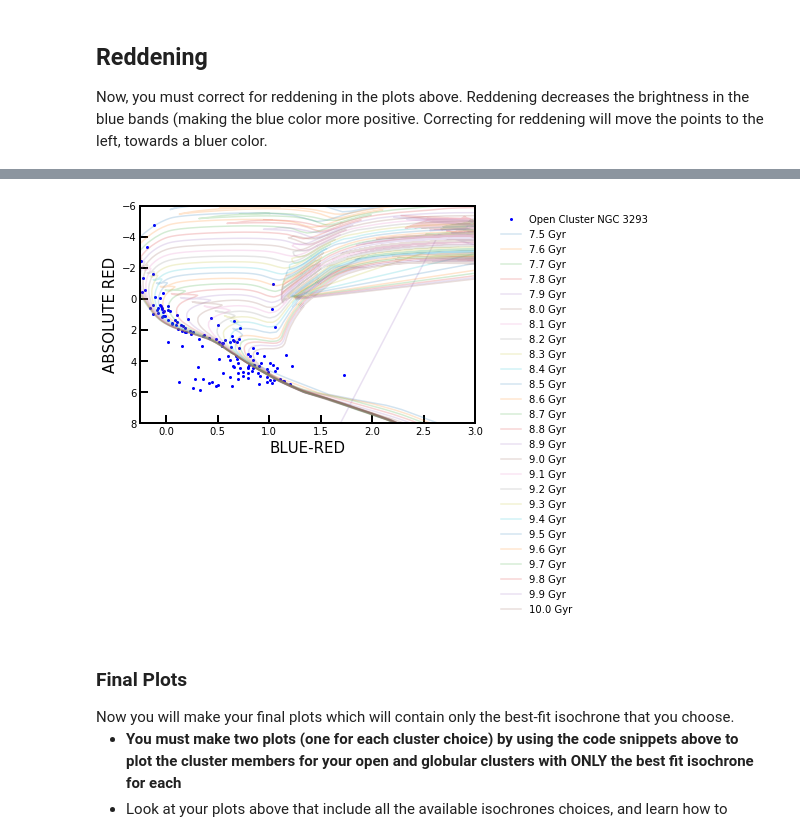
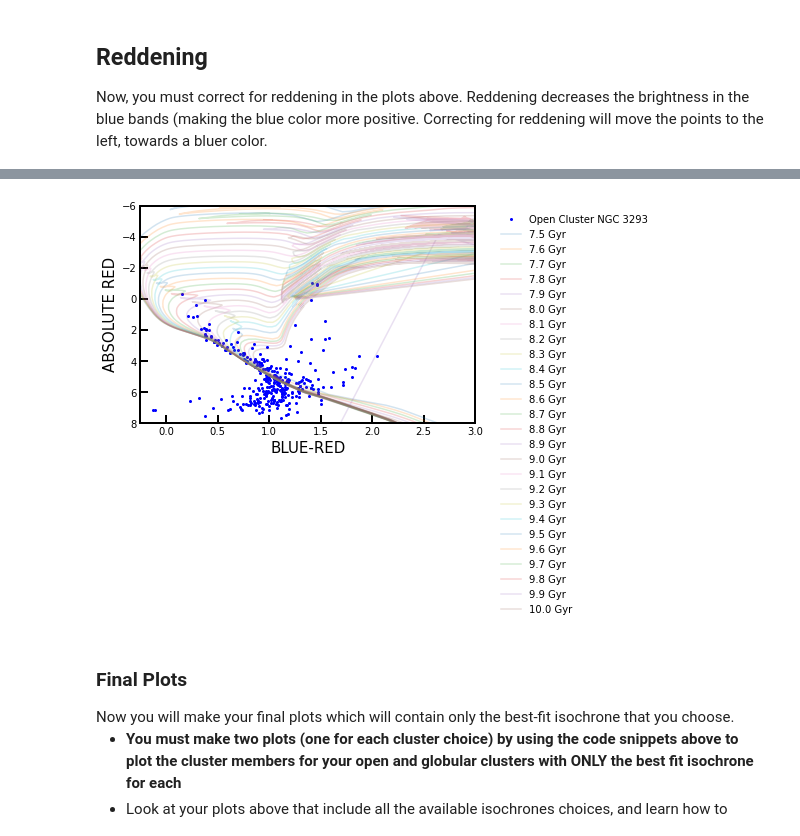
Before and after one commit to parallax-xallaraq/ASTR591, a Jupyter notebook: Age-Of-Stellar-Clusters/Age-of-Clusters-Final-2021-(2).ipynb, the cells around one changed output, grey strips where cells are left out. Cells and saved outputs as stored; diff of their text form; code cells hidden in the pictures.

```diff
--- a/Age-Of-Stellar-Clusters/Age-of-Clusters-Final-2021-(2).ipynb
+++ b/Age-Of-Stellar-Clusters/Age-of-Clusters-Final-2021-(2).ipynb
@@ -578,11 +583,11 @@ plt.close()
 #We also know the y axis is only the brightness in the red band, that's easier so let's start there
 
 #STUDENT CUSTOMIZES CLUSTER RADIUS HERE
-cutoff_radius=0.05 #degrees
+cutoff_radius=0.15 #degrees
 
 #STUDENT CUSTOMIZES CLUSTER PARALLAX HERE
 lower_cutoff_parallax=0.3
-upper_cutoff_parallax=0.5
+upper_cutoff_parallax=0.7
 
 open_y_red=data['phot_rp_mean_mag'][(distance_from_open < cutoff_radius) & (data['parallax'] > lower_cutoff_parallax) & (data['parallax'] < upper_cutoff_parallax)]
 open_x_bmr=data['phot_bp_mean_mag'][(distance_from_open < cutoff_radius) & (data['parallax'] > lower_cutoff_parallax) & (data['parallax'] < upper_cutoff_parallax)]-data['phot_rp_mean_mag'][(distance_from_open < cutoff_radius) & (data['parallax'] > lower_cutoff_parallax) & (data['parallax'] < upper_cutoff_parallax)]
@@ -593,46 +598,46 @@ open_x_bmr=data['phot_bp_mean_mag'][(distance_from_open < cutoff_radius) & (data
 #here I experiment with a reddening value and add it to the color difference points we just found
 
 #STUDENT CUSTOMIZES CLUSTER REDDENING HERE
-ext_blue_red=0.3
+ext_blue_red=0.31
 dereddened_open_x_bmr=[x-ext_blue_red for x in open_x_bmr] #We subtract to make the colors more negative, aka blue-er, replacing the lost blue light
 
 
 
 #STUDENT CUSTOMIZES CLUSTER DISTANCE HERE
-open_cluster_distance=2750 #pc
+open_cluster_distance=1900 #pc
 abs_open_y_red=[absolute_M(x,open_cluster_distance) for x in open_y_red]
 
 fig = plt.figure()
 ax = fig.add_subplot(111)
 
 #Plot the color and magnitude values here!  Make sure to change the points label to be your chosen cluster
 plt.plot(dereddened_open_x_bmr,abs_open_y_red,'bo',markersize=2,label='Open Cluster NGC 3293')
 
 #For each diffrently aged line:
 for i in range(len(age_list)):
     #plot the lines corresponding the red absolute magntiude and blue-red color differences of each individually aged isochrone
     plt.plot(iso_GBP_GRP[ages == age_list[i]],iso_GRP[ages == age_list[i]],marker='',linestyle='-',label=str(age_list[i])+' Gyr',alpha=0.2)
 
 
 #Astronomy is weird, so here I set y axis to be inverted.  Answer this in question 1.3!
 plt.axis([-0.25, 3,8, -6])
 
 #Whole bunch of formatting lines below to make things look nicer, use for your own plots in other works!
 plt.legend(loc=2,prop={'size':10},frameon=False, bbox_to_anchor=(1.05, 1))
 plt.setp(ax.spines.values(), linewidth=2) #Set's outer border thickness
 ax.get_yaxis().set_tick_params(which='both',direction='in') #Sets the tick marks to face inwards
 ax.get_xaxis().set_tick_params(which='both',direction='in')
 plt.xlabel('BLUE-RED',fontsize=15)
 plt.ylabel('ABSOLUTE RED',fontsize=15)
 plt.tick_params(which='major', length=8, width=2) #Customize the size of tick marks
 plt.tick_params(which='minor', length=3, width=2)
 
 #Next we want to see the plot we made
 plt.show()
 #fig.savefig('dereddened_parallax_isochrone_abs_open_cluster_color_mag_diagram.pdf', dpi=800)  #Take away the first # at the beginning of this line to save as a pdf!
 plt.close()
 # %% [output]
-[figure, old version]
+[figure, new version]
 # %% [markdown]
 <h3> Final Plots </h3>
 <p1>Now you will make your final plots which will contain only the best-fit isochrone that you choose.</p1>
```
Also changed, not shown: parts of 5 cells of this notebook, 1 other file.
